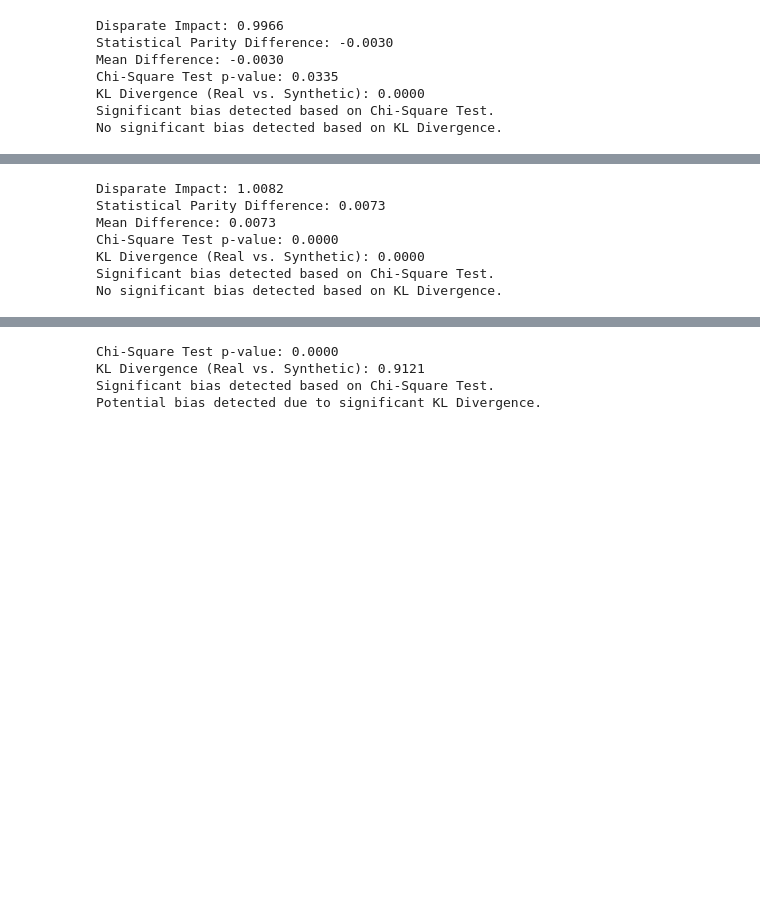
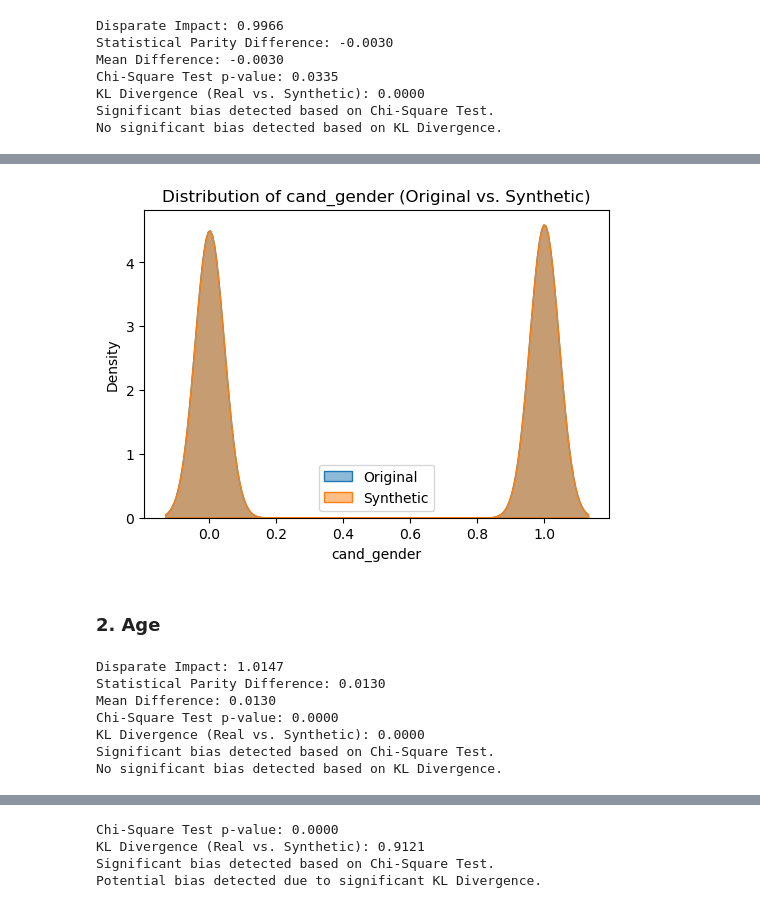
Before and after one commit to adiiulio/AiInIndustry_2025, a Jupyter notebook: Reverse_Matching.ipynb, the cells around one changed output, grey strips where cells are left out. Saved outputs shown, nothing was run; the diff lists cells and outputs as text; code cells hidden in the pictures; blank space fills up the shorter version.

```diff
--- a/Reverse_Matching.ipynb
+++ b/Reverse_Matching.ipynb
@@ -1472,22 +1443,45 @@ plt.show()
+# %%
+numeric_columns = ["cand_gender"]
+
+for col in numeric_columns:
+    plt.figure(figsize=(6, 4))
+    sns.kdeplot(df[col], label="Original", fill=True, alpha=0.5)
+    sns.kdeplot(synth_data[col], label="Synthetic", fill=True, alpha=0.5)
+    plt.xlabel(col)
+    plt.ylabel("Density")
+    plt.title(f"Distribution of {col} (Original vs. Synthetic)")
+    plt.legend()
+    plt.show()
+# %% [output]
+[figure, added]
+# %% [markdown]
+### 2. Age
 # %%
 df = rm_df.copy()
 
+# Convert 'cand_age_bucket' to integer
 df["cand_age_bucket"] = df["cand_age_bucket"].astype(int)
 
+# Define the favorable outcome
 df["favorable_outcome"] = (df["match_score"] >= 80).astype(int)
 
+# Define privileged and unprivileged groups
+privileged_age = 1  # Age group 25-34 (mapped as 1)
+all_ages = df["cand_age_bucket"].unique()
+unprivileged_ages = [age for age in all_ages if age != privileged_age]  # All except 25-34
+
 # Compute group proportions
-privileged_group = df[df["cand_age_bucket"] == 1]
-unprivileged_group = df[df["cand_age_bucket"] == 0]
+privileged_group = df[df["cand_age_bucket"] == privileged_age]
+unprivileged_group = df[df["cand_age_bucket"].isin(unprivileged_ages)]  # Include all other ages
 
-# Compute rates
+# Compute positive outcome rates
 privileged_rate = privileged_group["favorable_outcome"].mean()
 unprivileged_rate = unprivileged_group["favorable_outcome"].mean()
 
 # Compute fairness metrics
 statistical_parity_difference = unprivileged_rate - privileged_rate
 mean_difference = statistical_parity_difference
-disparate_impact = unprivileged_rate / privileged_rate if privileged_rate > 0 else np.nan
+disparate_impact = (unprivileged_rate / privileged_rate) if privileged_rate > 0 else np.nan
 
 # Chi-Square Test for independence
 contingency_table = pd.crosstab(df["cand_age_bucket"], df["favorable_outcome"])
@@ -1507,14 +1501,12 @@ real_age_dist = df["cand_age_bucket"].value_counts(normalize=True).sort_index()
 synth_age_dist = synth_data["cand_age_bucket"].value_counts(normalize=True).sort_index()
 kl_divergence = entropy(real_age_dist, synth_age_dist)
 
-# Print fairness metrics
-print(f"Disparate Impact: {disparate_impact:.4f}")
+print(f"\nDisparate Impact: {disparate_impact:.4f}")
 print(f"Statistical Parity Difference: {statistical_parity_difference:.4f}")
 print(f"Mean Difference: {mean_difference:.4f}")
 print(f"Chi-Square Test p-value: {p:.4f}")
 print(f"KL Divergence (Real vs. Synthetic): {kl_divergence:.4f}")
 
-# Interpret results
 if p < 0.05:
     print("Significant bias detected based on Chi-Square Test.")
 else:
@@ -1525,9 +1517,9 @@ if kl_divergence > 0.1:
 else:
     print("No significant bias detected based on KL Divergence.")
 # %% [output]
-Disparate Impact: 1.0082
-Statistical Parity Difference: 0.0073
-Mean Difference: 0.0073
+Disparate Impact: 1.0147
+Statistical Parity Difference: 0.0130
+Mean Difference: 0.0130
 Chi-Square Test p-value: 0.0000
 KL Divergence (Real vs. Synthetic): 0.0000
 Significant bias detected based on Chi-Square Test.
```
Also changed, not shown: parts of 53 cells of this notebook.
